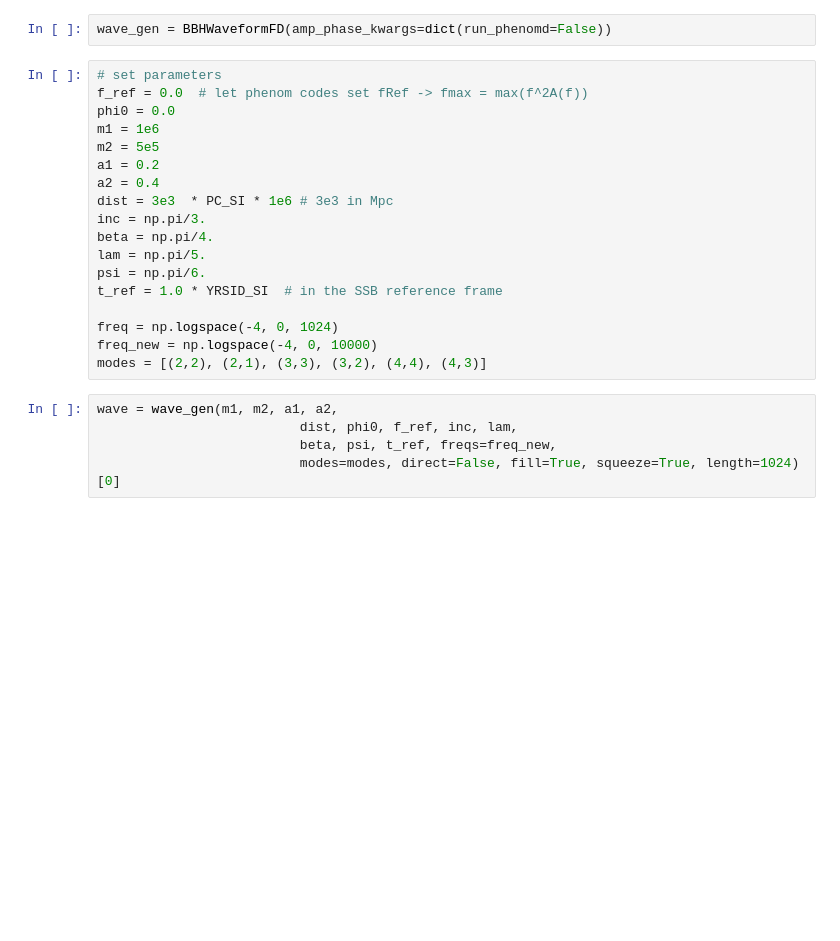
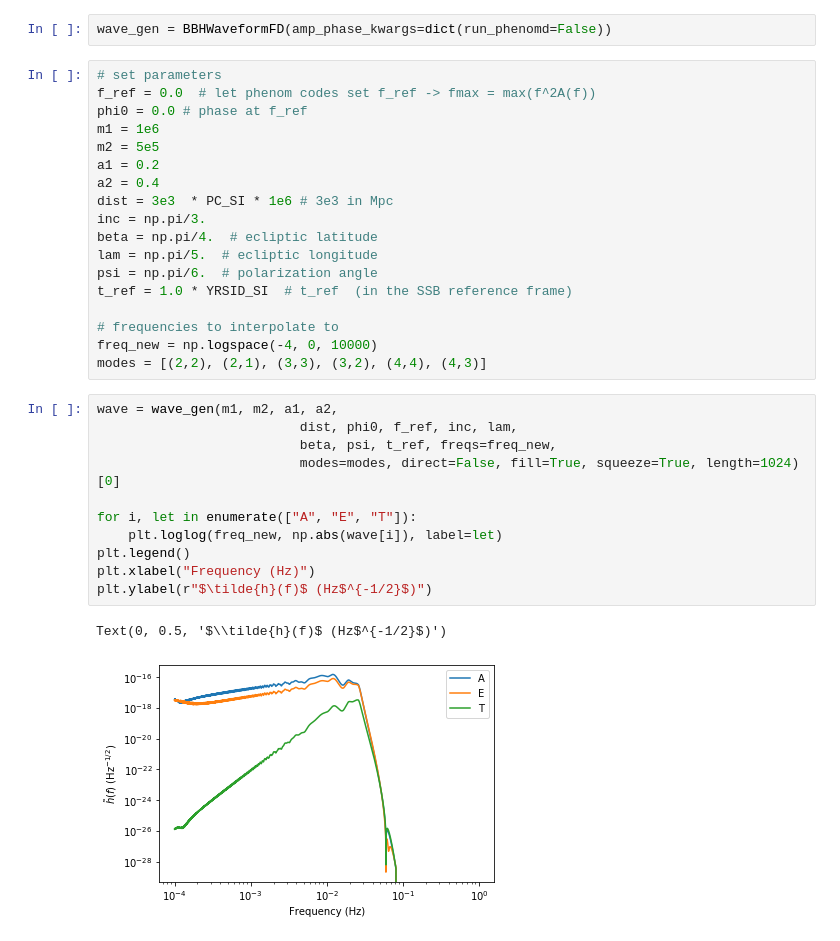
Before and after one commit to mikekatz04/BBHx, a Jupyter notebook: docs/doctrees/nbsphinx/bbhx_tutorial.ipynb, the cells around one changed output. Cells and saved outputs as stored; diff of their text form; blank space fills up the shorter version.

```diff
--- a/docs/doctrees/nbsphinx/bbhx_tutorial.ipynb
+++ b/docs/doctrees/nbsphinx/bbhx_tutorial.ipynb
@@ -24,24 +24,33 @@ First, we will detail how to produce full waveforms for MBHBs to be detected by
 wave_gen = BBHWaveformFD(amp_phase_kwargs=dict(run_phenomd=False))
 # %%
 # set parameters
-f_ref = 0.0  # let phenom codes set fRef -> fmax = max(f^2A(f))
-phi0 = 0.0
+f_ref = 0.0  # let phenom codes set f_ref -> fmax = max(f^2A(f))
+phi0 = 0.0 # phase at f_ref
 m1 = 1e6
 m2 = 5e5
 a1 = 0.2
 a2 = 0.4
 dist = 3e3  * PC_SI * 1e6 # 3e3 in Mpc
 inc = np.pi/3.
-beta = np.pi/4.
-lam = np.pi/5.
-psi = np.pi/6.
-t_ref = 1.0 * YRSID_SI  # in the SSB reference frame
+beta = np.pi/4.  # ecliptic latitude
+lam = np.pi/5.  # ecliptic longitude
+psi = np.pi/6.  # polarization angle
+t_ref = 1.0 * YRSID_SI  # t_ref  (in the SSB reference frame)
 
-freq = np.logspace(-4, 0, 1024)
+# frequencies to interpolate to
 freq_new = np.logspace(-4, 0, 10000)
 modes = [(2,2), (2,1), (3,3), (3,2), (4,4), (4,3)]
 # %%
 wave = wave_gen(m1, m2, a1, a2,
                           dist, phi0, f_ref, inc, lam,
                           beta, psi, t_ref, freqs=freq_new,
                           modes=modes, direct=False, fill=True, squeeze=True, length=1024)[0]
+
+for i, let in enumerate(["A", "E", "T"]):
+    plt.loglog(freq_new, np.abs(wave[i]), label=let)
+plt.legend()
+plt.xlabel("Frequency (Hz)")
+plt.ylabel(r"$\tilde{h}(f)$ (Hz$^{-1/2}$)")
+# %% [output]
+Text(0, 0.5, '$\\tilde{h}(f)$ (Hz$^{-1/2}$)')
+[figure, added]
```
Also changed, not shown: parts of 27 cells of this notebook, 33 other files.
